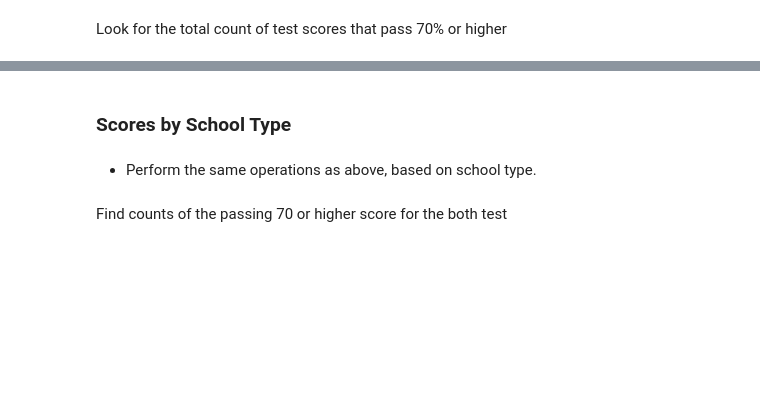
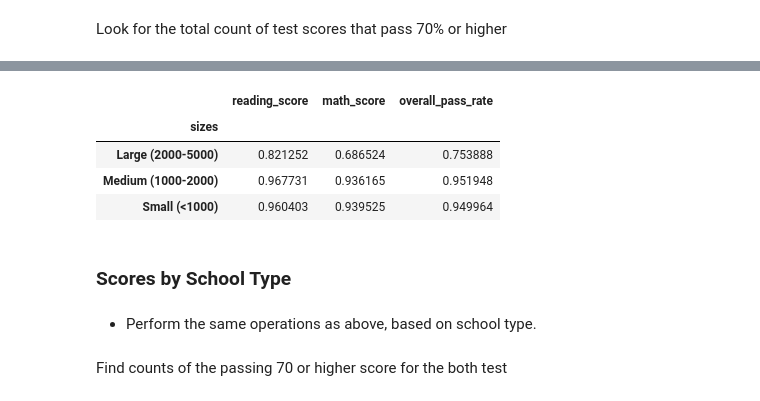
Before and after one commit to Ayang1126/Python, a Jupyter notebook: Python_Lab_Assignment.ipynb, the cells around one changed output, grey strips where cells are left out. Drawn from its saved outputs; the diff is of its cells as text; code cells hidden in the pictures; blank space fills up the shorter version.

```diff
--- a/Python_Lab_Assignment.ipynb
+++ b/Python_Lab_Assignment.ipynb
@@ -785,0 +779,10 @@ group_names = ["Small (<1000)", "Medium (1000-2000)", "Large (2000-5000)"]
+# %%
+# Create a new column for the bin groups
+conditions = [
+    (school_data_complete['size'] <= 1000),
+    (school_data_complete['size'] > 1000) & (school_data_complete['size'] <= 2000),
+    (school_data_complete['size'] > 2000) & (school_data_complete['size'] <= 5000)]
+group_names = ["Small (<1000)", "Medium (1000-2000)", "Large (2000-5000)"]
+school_data_complete['sizes'] = np.select(conditions, group_names)
+
+school_data_complete
@@ -791,0 +805,8 @@ Look for the total count of test scores that pass 70% or higher
+# %%
+# math_pass_size
+pass_sizem = school_data_complete.loc[:,['sizes', 'math_score']]
+countsizem = pass_sizem[pass_sizem['math_score'] >= 70]
+countsizem = countsizem.groupby('sizes').count()
+countsize= pass_sizem.groupby('sizes').count()
+mpassRateSize = countsizem/countsize
+mpassRateSize
@@ -791,0 +819,8 @@ Look for the total count of test scores that pass 70% or higher
+# %%
+# read_pass_size
+pass_sizer = school_data_complete.loc[:,['sizes', 'reading_score']]
+countsizer = pass_sizer[pass_sizer['reading_score'] >= 70]
+countsizer = countsizer.groupby('sizes').count()
+countsize= pass_sizer.groupby('sizes').count()
+rpassRateSize = countsizer/countsize
+rpassRateSize
@@ -792,5 +833,14 @@ Look for the total count of test scores that pass 70% or higher
 # %%
 # Calculate the overall passing rate for different school size
+sizepassing = rpassRateSize.merge(mpassRateSize, on= "sizes")
+sizepassing['overall_pass_rate'] = (sizepassing['reading_score'] + sizepassing['math_score'])/2
+sizepassing
+# %% [output]
+|  | reading_score | math_score | overall_pass_rate |
+| sizes |  |  |  |
+| Large (2000-5000) | 0.821252 | 0.686524 | 0.753888 |
+| Medium (1000-2000) | 0.967731 | 0.936165 | 0.951948 |
+| Small (<1000) | 0.960403 | 0.939525 | 0.949964 |
 # %% [markdown]
 ### Scores by School Type
 # %% [markdown]
```
Also changed, not shown: parts of 14 cells of this notebook.
